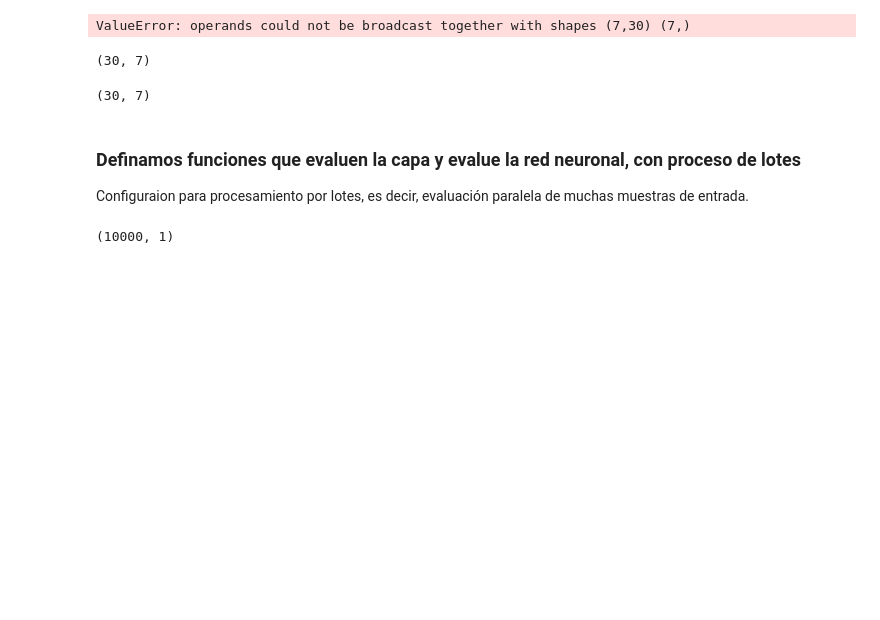
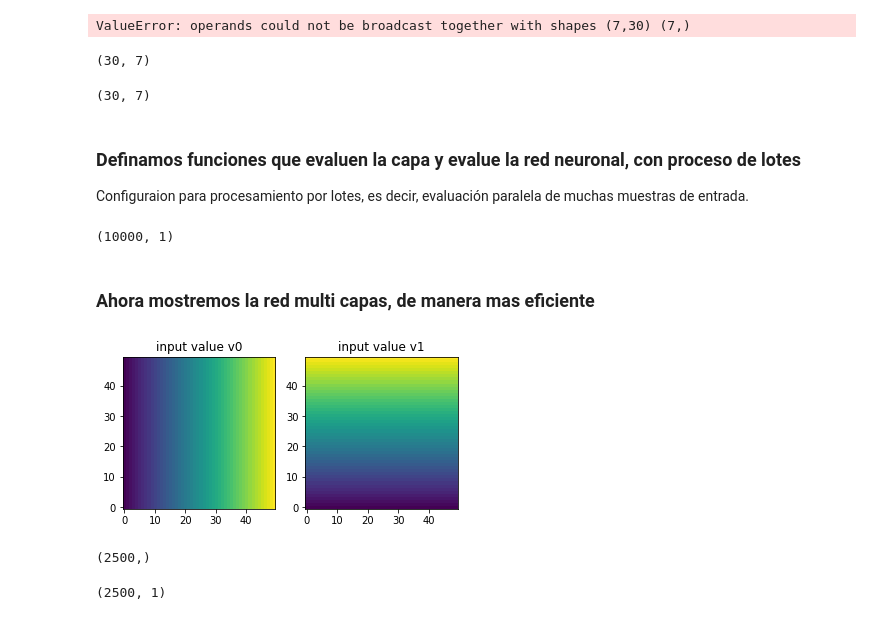
Before and after one commit to Matcraft94/PDEs, a Jupyter notebook: Redes-Neuronales.ipynb, the cells around one changed output. Saved outputs shown, nothing was run; the diff lists cells and outputs as text; code cells hidden in the pictures; blank space fills up the shorter version.

```diff
--- a/Redes-Neuronales.ipynb
+++ b/Redes-Neuronales.ipynb
@@ -218,3 +218,26 @@ np.shape(y_out)
 # estas son 10000 muestras evalaudas en paralelo
 # %% [output]
 (10000, 1)
+# %% [markdown]
+### Ahora mostremos la red multi capas, de manera mas eficiente
+# %%
+M = 50
+
+# Generemos una malla, i.e. valores en x,y
+v0, v1 = np.meshgrid(np.linspace(-0.5,0.5,M), np.linspace(-0.5,0.5,M))
+# %%
+fig, ax = plt.subplots(1,2)
+ax[0].imshow(v0, origin = 'lower')
+ax[0].set_title("input value v0")
+ax[1].imshow(v1, origin = 'lower')
+ax[1].set_title("input value v1")
+plt.show()
+# %% [output]
+[figure, added]
+# %%
+v0flat = v0.flatten() # make 1D array out of 2D array
+v1flat = v1.flatten()
+# that means: MxM matrix becomes M^2 vector
+np.shape(v0flat)
+# %% [output]
+(2500,)
@@ -220,0 +252,4 @@ np.shape(y_out)
+# %%
+np.shape(y_out) # esto no es un vector, pero si una matriz  batchsize x 1
+# %% [output]
+(2500, 1)
```
Also changed, not shown: parts of 8 cells of this notebook.
